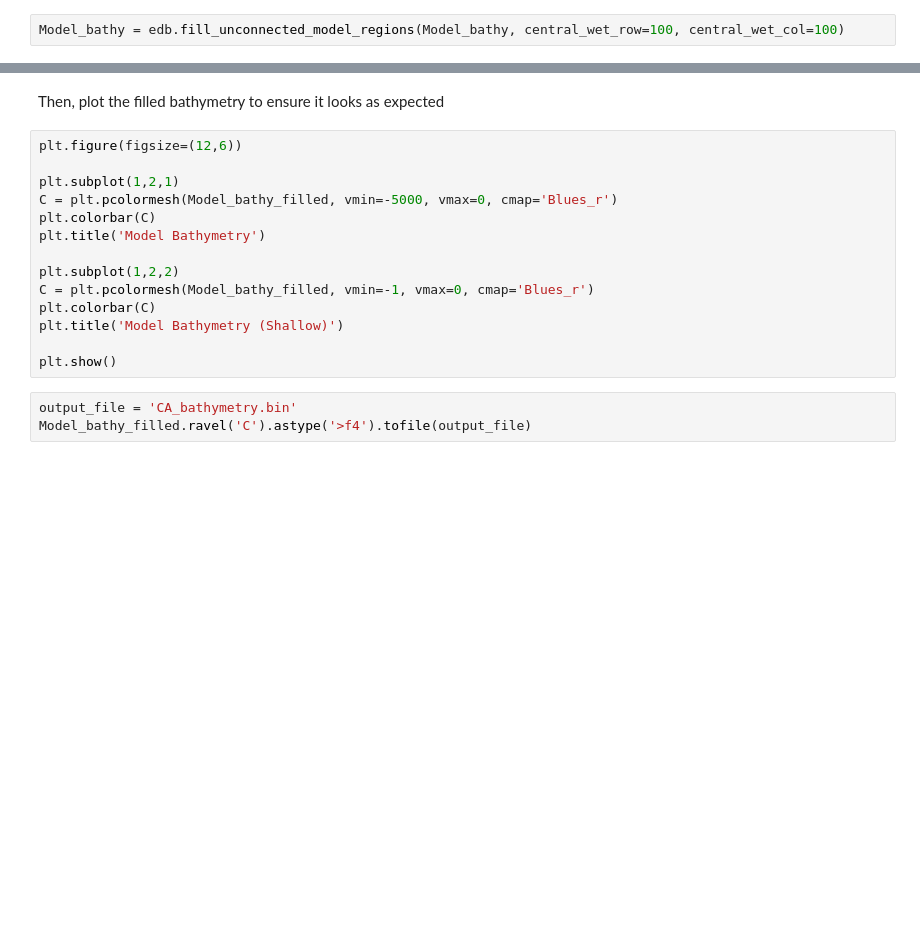
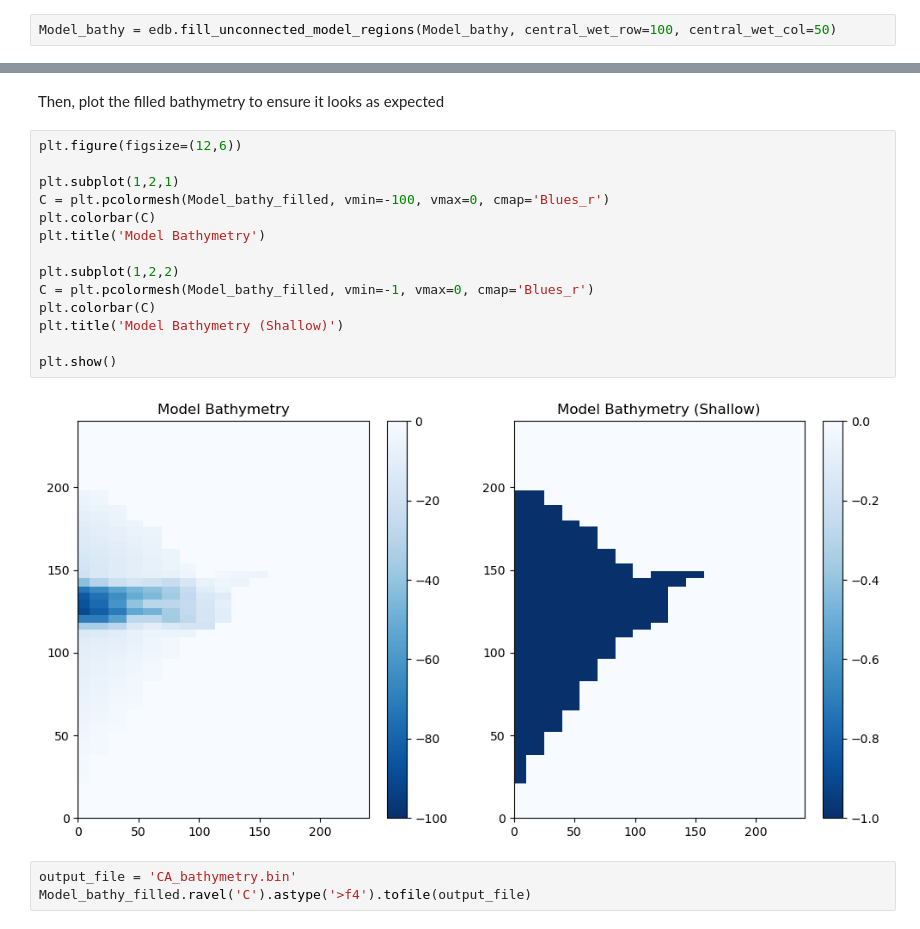
Before and after one commit to Mason-mjones/ms274_fall2025, a Jupyter notebook: Model Project/2Creating the Bathymetry.ipynb, the cells around one changed output, grey strips where cells are left out. Cells and saved outputs as stored; diff of their text form; blank space fills up the shorter version.

```diff
--- a/Model Project/2Creating the Bathymetry.ipynb
+++ b/Model Project/2Creating the Bathymetry.ipynb
@@ -96,7 +98,7 @@ from eccoseas.downscale import bathymetry as edb
 # %% [markdown]
 With the tools imported, we can now use the `fill_unconnected_model_regions` to fill in these regions.
 # %%
-Model_bathy = edb.fill_unconnected_model_regions(Model_bathy, central_wet_row=100, central_wet_col=100)
+Model_bathy = edb.fill_unconnected_model_regions(Model_bathy, central_wet_row=100, central_wet_col=50)
 # %%
 plt.figure(figsize=(6,6))
 
@@ -126,17 +130,19 @@ Then, plot the filled bathymetry to ensure it looks as expected
 # %%
 plt.figure(figsize=(12,6))
 
 plt.subplot(1,2,1)
-C = plt.pcolormesh(Model_bathy_filled, vmin=-5000, vmax=0, cmap='Blues_r')
+C = plt.pcolormesh(Model_bathy_filled, vmin=-100, vmax=0, cmap='Blues_r')
 plt.colorbar(C)
 plt.title('Model Bathymetry')
 
 plt.subplot(1,2,2)
 C = plt.pcolormesh(Model_bathy_filled, vmin=-1, vmax=0, cmap='Blues_r')
 plt.colorbar(C)
 plt.title('Model Bathymetry (Shallow)')
 
 plt.show()
+# %% [output]
+[figure, added]
 # %%
 output_file = 'CA_bathymetry.bin'
 Model_bathy_filled.ravel('C').astype('>f4').tofile(output_file)
```
Also changed, not shown: parts of 2 cells of this notebook, 4 other files.
